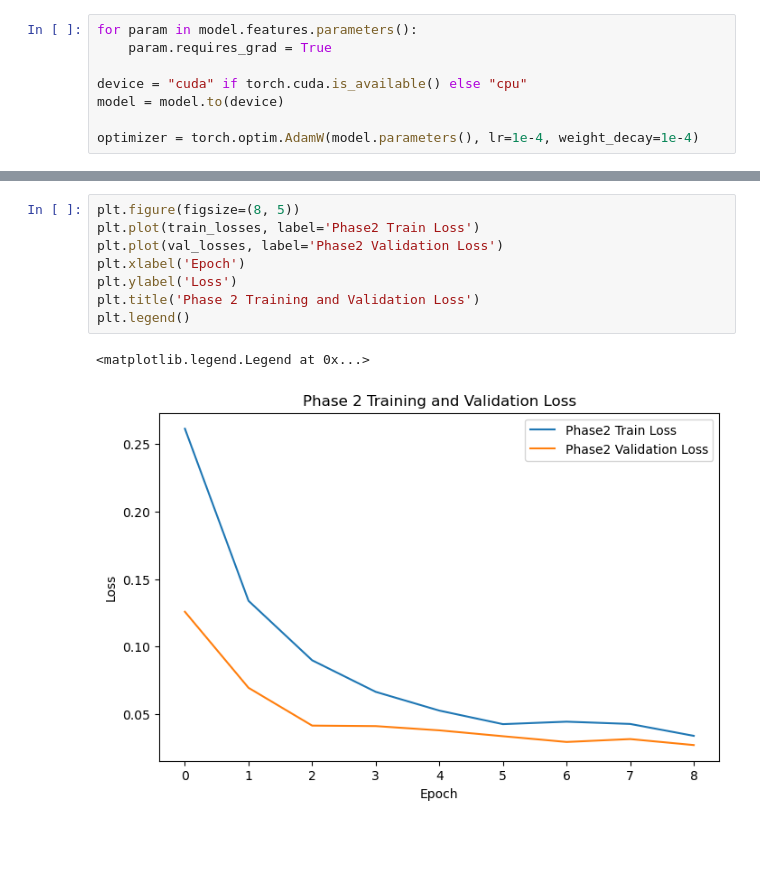
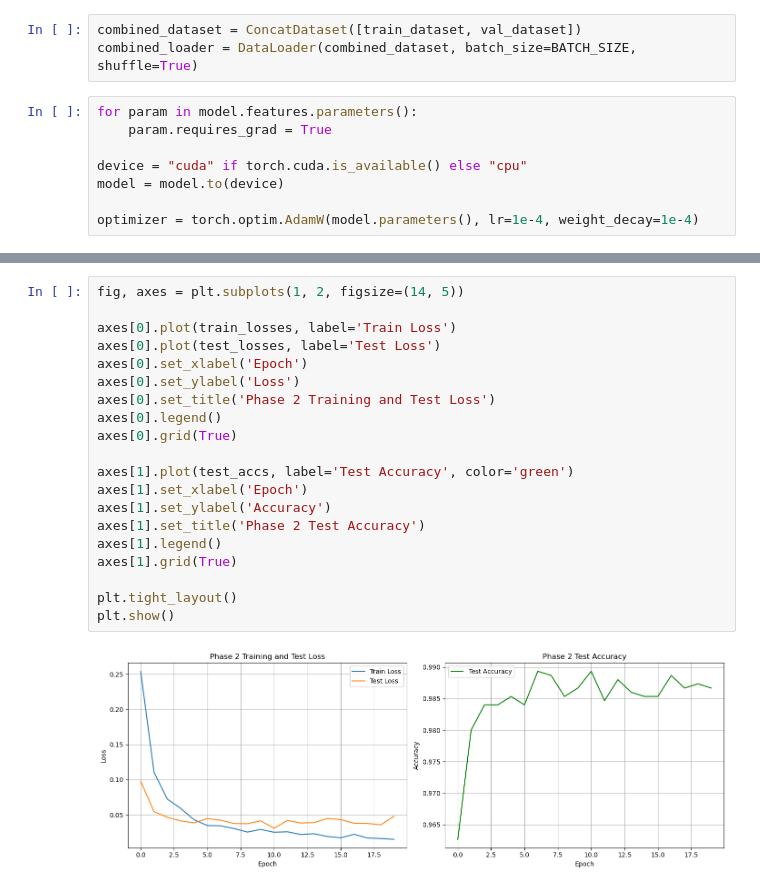
Before and after one commit to YiYuan0918/CE6146_Introduction_to_Deep_Learning_Final-Project_with_Multi_Cancer_Dataset, a Jupyter notebook: EfficientNet.ipynb, the cells around one changed output, grey strips where cells are left out. Cells and saved outputs as stored; diff of their text form; blank space fills up the shorter version.

Commit message:
Combine the train, val dataset in phase 2 and rename the main file

```diff
--- a/introduction-to-deep-learning-final-project.ipynb
+++ b/EfficientNet.ipynb
@@ -406,5 +405,8 @@ plt.show()
 # %% [markdown]
 ### Phase 2: Fine-tune the entire model
+# %%
+combined_dataset = ConcatDataset([train_dataset, val_dataset])
+combined_loader = DataLoader(combined_dataset, batch_size=BATCH_SIZE, shuffle=True)
 # %%
 for param in model.features.parameters():
     param.requires_grad = True
@@ -468,14 +460,25 @@ Phase2 early stopping triggered.
-# %%
-plt.figure(figsize=(8, 5))
-plt.plot(train_losses, label='Phase2 Train Loss')
-plt.plot(val_losses, label='Phase2 Validation Loss')
-plt.xlabel('Epoch')
-plt.ylabel('Loss')
-plt.title('Phase 2 Training and Validation Loss')
-plt.legend()
-# %% [output]
-<matplotlib.legend.Legend at 0x...>
-[figure, removed]
+# %%
+fig, axes = plt.subplots(1, 2, figsize=(14, 5))
+
+axes[0].plot(train_losses, label='Train Loss')
+axes[0].plot(test_losses, label='Test Loss')
+axes[0].set_xlabel('Epoch')
+axes[0].set_ylabel('Loss')
+axes[0].set_title('Phase 2 Training and Test Loss')
+axes[0].legend()
+axes[0].grid(True)
+
+axes[1].plot(test_accs, label='Test Accuracy', color='green')
+axes[1].set_xlabel('Epoch')
+axes[1].set_ylabel('Accuracy')
+axes[1].set_title('Phase 2 Test Accuracy')
+axes[1].legend()
+axes[1].grid(True)
+
+plt.tight_layout()
+plt.show()
+# %% [output]
+[figure, added]
 # %%
 evaluate_on_test(model, test_loader, device, class_names=["normal", "SCC"])
 # %% [output]
```
Also changed, not shown: parts of 6 cells of this notebook.
